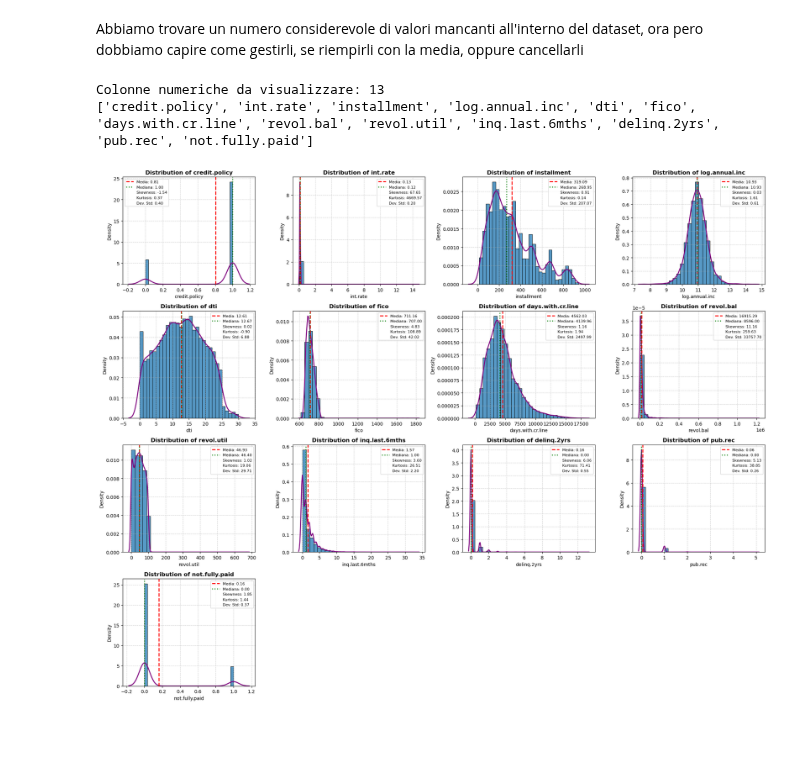
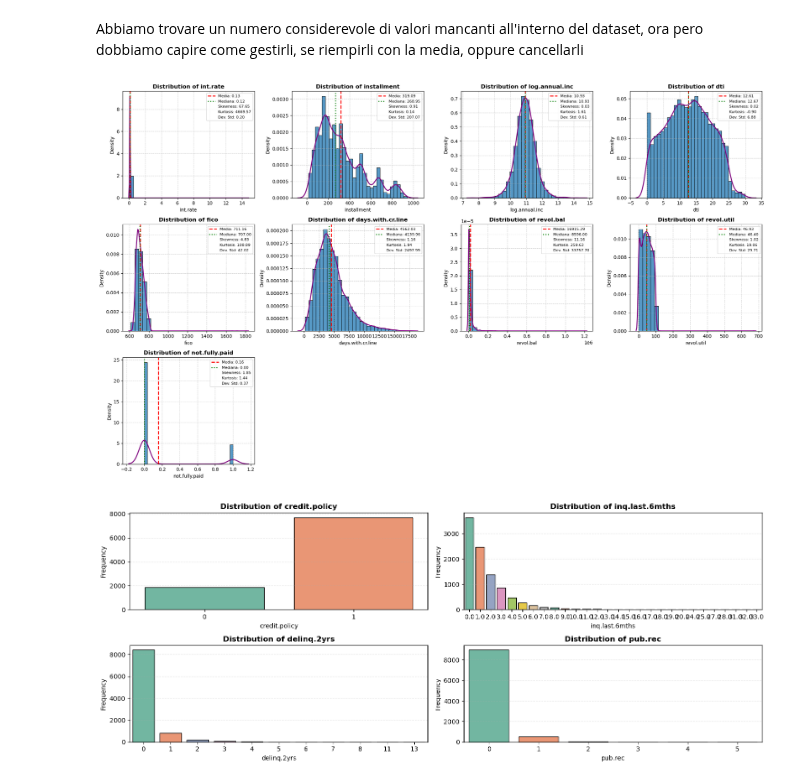
Before and after one commit to gabrielniculaesei/lendingclub-dataset, a Jupyter notebook: Project.ipynb, the cells around one changed output. Cells and saved outputs as stored; diff of their text form; code cells hidden in the pictures; blank space fills up the shorter version.

Commit message:
changed the histograms for discrete and cont, for better visualization

```diff
--- a/Project.ipynb
+++ b/Project.ipynb
@@ -179,52 +179,70 @@ Abbiamo trovare un numero considerevole di valori mancanti all'interno del datas
 # %%
 from matplotlib import pyplot as plt
 import seaborn as sns
+import numpy as np
 
-# Selezioniamo solo le colonne numeriche ed escludiamo customer.id
+# Separiamo colonne continue e discrete
 numeric_cols = data.select_dtypes(include=[np.number]).columns.drop('customer.id')
+discrete_cols = ['credit.policy', 'inq.last.6mths', 'delinq.2yrs', 'pub.rec']
+continuous_cols = [col for col in numeric_cols if col not in discrete_cols]
 
-print(f"Colonne numeriche da visualizzare: {len(numeric_cols)}")
-print(numeric_cols.tolist())
+# Griglia per variabili CONTINUE (istogramma + KDE)
+n_cols_cont = len(continuous_cols)
+n_rows_cont = int(np.ceil(n_cols_cont / 4))
 
-# Calcoliamo la griglia necessaria (4 colonne)
-n_cols = len(numeric_cols)
-n_rows = int(np.ceil(n_cols / 4))
+plt.figure(figsize=(20, n_rows_cont * 4))
 
-plt.figure(figsize=(20, n_rows * 4))
+for i, col in enumerate(continuous_cols):
+    plt.subplot(n_rows_cont, 4, i+1)
 
-for i, col in enumerate(numeric_cols):
-    plt.subplot(n_rows, 4, i+1)
+    vals = data[col].dropna()
+    bins = np.linspace(vals.min(), vals.max(), 30)
 
-    # Istogramma con KDE
-    ax = sns.histplot(data[col], bins=30, edgecolor="black", stat='density', kde=False)
-    sns.kdeplot(data[col], color='purple', lw=2, ax=ax)
+    ax = sns.histplot(vals, bins=bins, edgecolor="black", stat='density', kde=False)
+    sns.kdeplot(vals, color='purple', lw=2, ax=ax)
 
     plt.title(f"Distribution of {col}", fontsize=12, fontweight='bold')
 
     # Calcoliamo le statistiche
-    mean_val = data[col].mean()
-    median_val = data[col].median()
-    skew_val = data[col].skew()
-    kurt_val = data[col].kurt()
-    std_val = data[col].std()
+    mean_val = vals.mean()
+    median_val = vals.median()
+    skew_val = vals.skew()
+    kurt_val = vals.kurt()
+    std_val = vals.std()
 
     # Linee verticali per media e mediana
     plt.axvline(mean_val, color='red', linestyle='--', linewidth=2, label=f'Media: {mean_val:.2f}')
     plt.axvline(median_val, color='green', linestyle=':', linewidth=2, label=f'Mediana: {median_val:.2f}')
 
     # Statistiche nella legenda
     plt.plot([], [], ' ', label=f'Skewness: {skew_val:.2f}')
     plt.plot([], [], ' ', label=f'Kurtosis: {kurt_val:.2f}')
     plt.plot([], [], ' ', label=f'Dev. Std: {std_val:.2f}')
 
     plt.legend(fontsize=8, loc='best')
     plt.grid(True, linestyle="--", alpha=0.6)
     plt.xlabel(col, fontsize=10)
     plt.ylabel('Density', fontsize=10)
 
 plt.tight_layout()
 plt.show()
+
+# Griglia per variabili DISCRETE (bar plot)
+n_cols_disc = len(discrete_cols)
+n_rows_disc = int(np.ceil(n_cols_disc / 2))
+
+plt.figure(figsize=(15, n_rows_disc * 3))
+
+for i, col in enumerate(discrete_cols):
+    plt.subplot(n_rows_disc, 2, i+1)
+    sns.countplot(data=data, x=col, hue=col, palette='Set2', legend=False, edgecolor="black")
+    plt.title(f"Distribution of {col}", fontsize=12, fontweight='bold')
+    plt.xlabel(col, fontsize=10)
+    plt.ylabel('Frequency', fontsize=10)
+    plt.grid(True, linestyle="--", alpha=0.3, axis='y')
+
+plt.tight_layout()
+plt.show()
 # %% [output]
-Colonne numeriche da visualizzare: 13
-['credit.policy', 'int.rate', 'installment', 'log.annual.inc', 'dti', 'fico', 'days.with.cr.line', 'revol.bal', 'revol.util', 'inq.last.6mths', 'delinq.2yrs', 'pub.rec', 'not.fully.paid']
-[figure, old version]
+[figure, new version]
+[figure, added]
```
Also changed, not shown: parts of 1 cell of this notebook.
